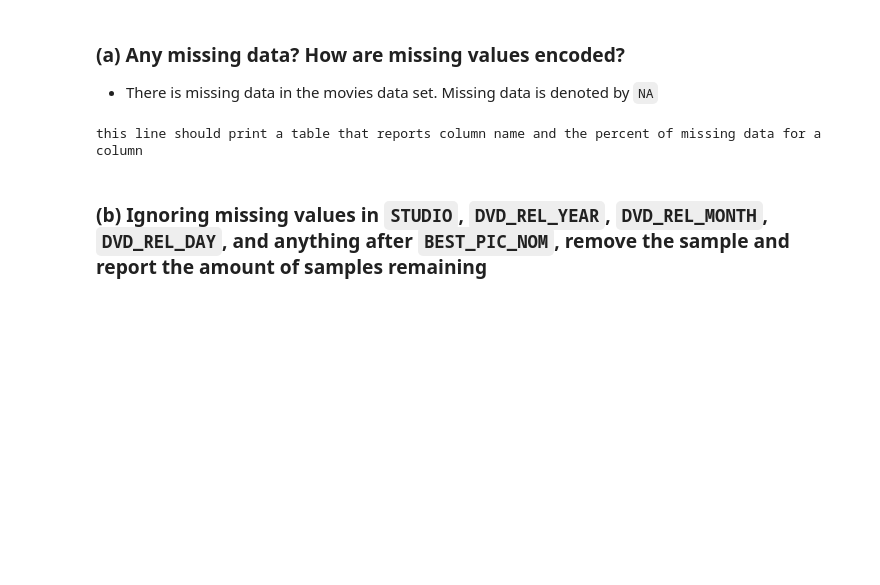
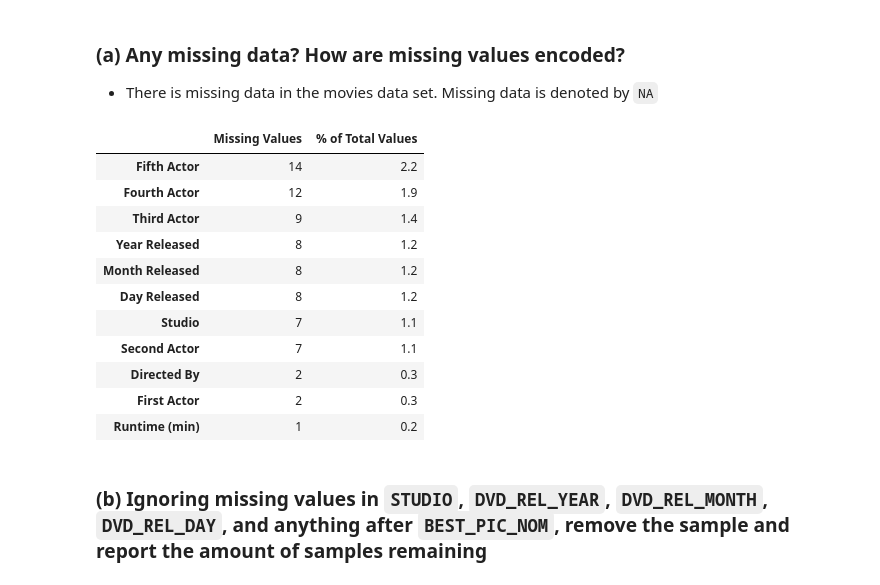
Before and after one commit to DevvyDont/DataMining, a Jupyter notebook: A1/A1_Group_Zamorano.ipynb, the cells around one changed output. Saved outputs shown, nothing was run; the diff lists cells and outputs as text; code cells hidden in the pictures; blank space fills up the shorter version.

```diff
--- a/A1/A1_Group_Zamorano.ipynb
+++ b/A1/A1_Group_Zamorano.ipynb
@@ -281,7 +287,7 @@ this line should print the distance between new data point and every other point
 # %% [markdown]
 ## (Question 4) Movie Data
 # %%
-# Load the iris data from the website
+# Load data provided in movie.csv file
 MOVIE_DATA = 'movies.csv'
 
 # Constant definitions for the movie columns
@@ -354,7 +360,7 @@ MOVIE_ATTRIBUTE_COLUMNS = [
 ]
 
 # Read it using pandas
-data = pandas.read_csv(MOVIE_DATA, names=MOVIE_ATTRIBUTE_COLUMNS)
+data = pd.read_csv(MOVIE_DATA, names=MOVIE_ATTRIBUTE_COLUMNS)
 
 # The code below can be removed, just test
 print("The movie data: ")
@@ -377,9 +383,34 @@ The movie data:
 # %% [markdown]
 ### (a) Any missing data? How are missing values encoded?
 - There is missing data in the movies data set. Missing data is denoted by `NA`
-# %%
-print('this line should print a table that reports column name and the percent of missing data for a column')
-# %% [output]
-this line should print a table that reports column name and the percent of missing data for a column
+# %%
+#print('this line should print a table that reports column name and the percent of missing data for a column')
+
+
+def missing_zero_values_table(df):
+        mis_val = df.isnull().sum()                                 #number of missing values
+        mis_val_percent = 100 * df.isnull().sum() / len(df)         #percent of missing values
+        mz_table = pd.concat([ mis_val, mis_val_percent], axis=1)   #create table
+
+        mz_table = mz_table.rename(columns = { 0 : 'Missing Values', 1 : '% of Total Values'})   #name columns
+
+        mz_table = mz_table[ mz_table.iloc[:,1] != 0].sort_values('% of Total Values', ascending=False).round(1)
+
+        return mz_table
+
+missing_zero_values_table(data)
+# %% [output]
+|  | Missing Values | % of Total Values |
+| Fifth Actor | 14 | 2.2 |
+| Fourth Actor | 12 | 1.9 |
+| Third Actor | 9 | 1.4 |
+| Year Released | 8 | 1.2 |
+| Month Released | 8 | 1.2 |
+| Day Released | 8 | 1.2 |
+| Studio | 7 | 1.1 |
+| Second Actor | 7 | 1.1 |
+| Directed By | 2 | 0.3 |
+| First Actor | 2 | 0.3 |
+| Runtime (min) | 1 | 0.2 |
 # %% [markdown]
 ### (b) Ignoring missing values in `STUDIO`, `DVD_REL_YEAR`, `DVD_REL_MONTH`, `DVD_REL_DAY`, and anything after `BEST_PIC_NOM`, remove the sample and report the amount of samples remaining
```
Also changed, not shown: parts of 21 cells of this notebook.
